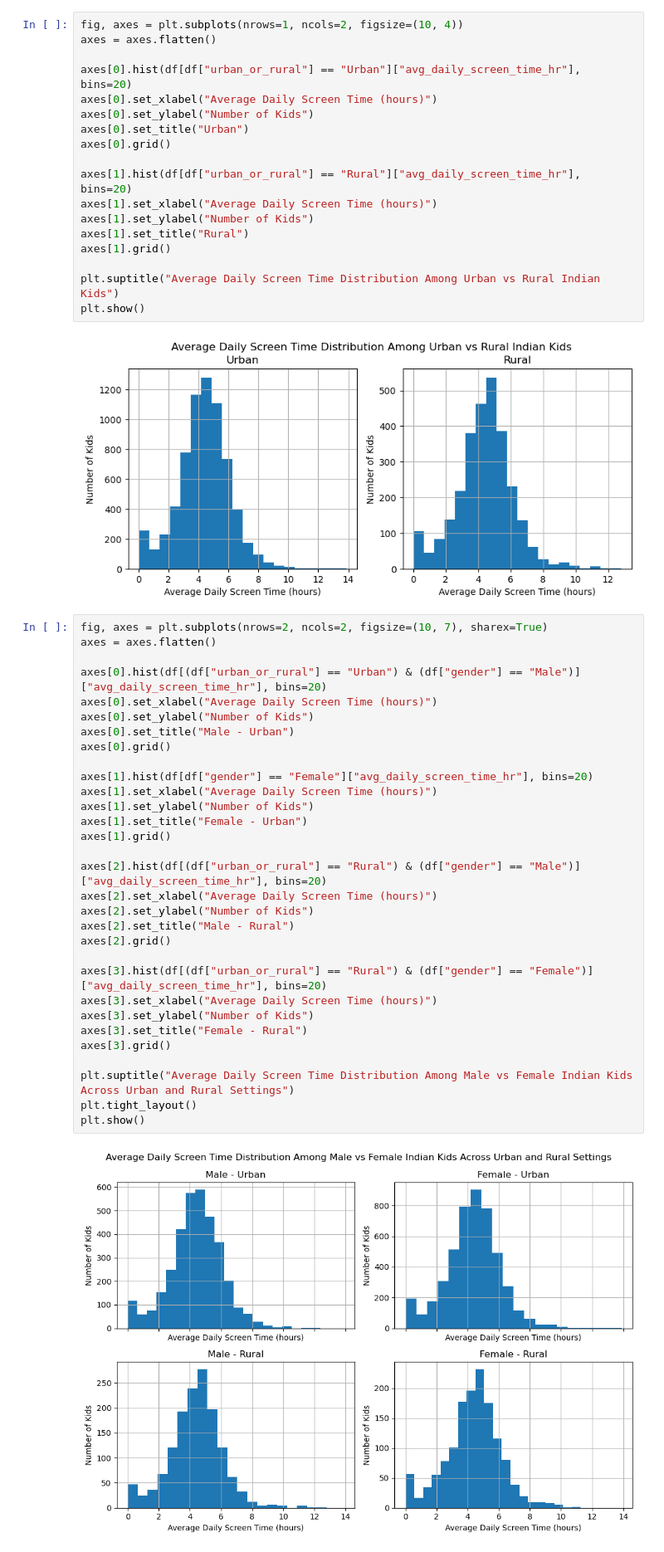
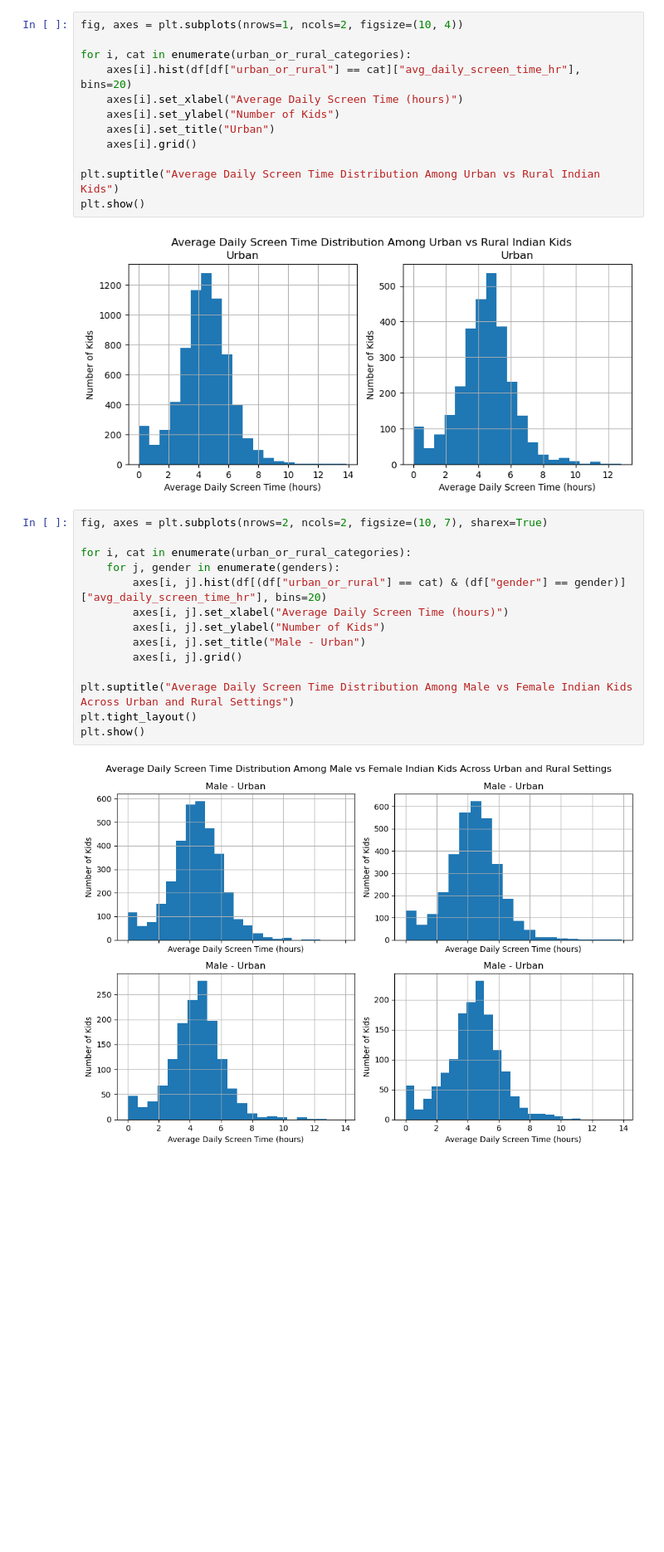
Before and after one commit to suranjanrana/indian-kids-screen-time-analysis, a Jupyter notebook: screen_time_analysis.ipynb, the cells around one changed output. Shown at 83% size. Cells and saved outputs as stored; diff of their text form; blank space fills up the shorter version.

```diff
--- a/screen_time_analysis.ipynb
+++ b/screen_time_analysis.ipynb
@@ -218,18 +201,12 @@ plt.show()
 # %%
 fig, axes = plt.subplots(nrows=1, ncols=2, figsize=(10, 4))
-axes = axes.flatten()
 
-axes[0].hist(df[df["urban_or_rural"] == "Urban"]["avg_daily_screen_time_hr"], bins=20)
-axes[0].set_xlabel("Average Daily Screen Time (hours)")
-axes[0].set_ylabel("Number of Kids")
-axes[0].set_title("Urban")
-axes[0].grid()
-
-axes[1].hist(df[df["urban_or_rural"] == "Rural"]["avg_daily_screen_time_hr"], bins=20)
-axes[1].set_xlabel("Average Daily Screen Time (hours)")
-axes[1].set_ylabel("Number of Kids")
-axes[1].set_title("Rural")
-axes[1].grid()
+for i, cat in enumerate(urban_or_rural_categories):
+    axes[i].hist(df[df["urban_or_rural"] == cat]["avg_daily_screen_time_hr"], bins=20)
+    axes[i].set_xlabel("Average Daily Screen Time (hours)")
+    axes[i].set_ylabel("Number of Kids")
+    axes[i].set_title("Urban")
+    axes[i].grid()
 
 plt.suptitle("Average Daily Screen Time Distribution Among Urban vs Rural Indian Kids")
 plt.show()
@@ -237,36 +214,19 @@ plt.show()
 [figure]
 # %%
 fig, axes = plt.subplots(nrows=2, ncols=2, figsize=(10, 7), sharex=True)
-axes = axes.flatten()
 
-axes[0].hist(df[(df["urban_or_rural"] == "Urban") & (df["gender"] == "Male")]["avg_daily_screen_time_hr"], bins=20)
-axes[0].set_xlabel("Average Daily Screen Time (hours)")
-axes[0].set_ylabel("Number of Kids")
-axes[0].set_title("Male - Urban")
-axes[0].grid()
-
-axes[1].hist(df[df["gender"] == "Female"]["avg_daily_screen_time_hr"], bins=20)
-axes[1].set_xlabel("Average Daily Screen Time (hours)")
-axes[1].set_ylabel("Number of Kids")
-axes[1].set_title("Female - Urban")
-axes[1].grid()
-
-axes[2].hist(df[(df["urban_or_rural"] == "Rural") & (df["gender"] == "Male")]["avg_daily_screen_time_hr"], bins=20)
-axes[2].set_xlabel("Average Daily Screen Time (hours)")
-axes[2].set_ylabel("Number of Kids")
-axes[2].set_title("Male - Rural")
-axes[2].grid()
-
-axes[3].hist(df[(df["urban_or_rural"] == "Rural") & (df["gender"] == "Female")]["avg_daily_screen_time_hr"], bins=20)
-axes[3].set_xlabel("Average Daily Screen Time (hours)")
-axes[3].set_ylabel("Number of Kids")
-axes[3].set_title("Female - Rural")
-axes[3].grid()
+for i, cat in enumerate(urban_or_rural_categories):
+    for j, gender in enumerate(genders):
+        axes[i, j].hist(df[(df["urban_or_rural"] == cat) & (df["gender"] == gender)]["avg_daily_screen_time_hr"], bins=20)
+        axes[i, j].set_xlabel("Average Daily Screen Time (hours)")
+        axes[i, j].set_ylabel("Number of Kids")
+        axes[i, j].set_title("Male - Urban")
+        axes[i, j].grid()
 
 plt.suptitle("Average Daily Screen Time Distribution Among Male vs Female Indian Kids Across Urban and Rural Settings")
 plt.tight_layout()
 plt.show()
 # %% [output]
-[figure, old version]
+[figure, new version]
 # %% [markdown]
 ## Screen time of children having health impact and not having health impact
```
Also changed, not shown: parts of 17 cells of this notebook.
